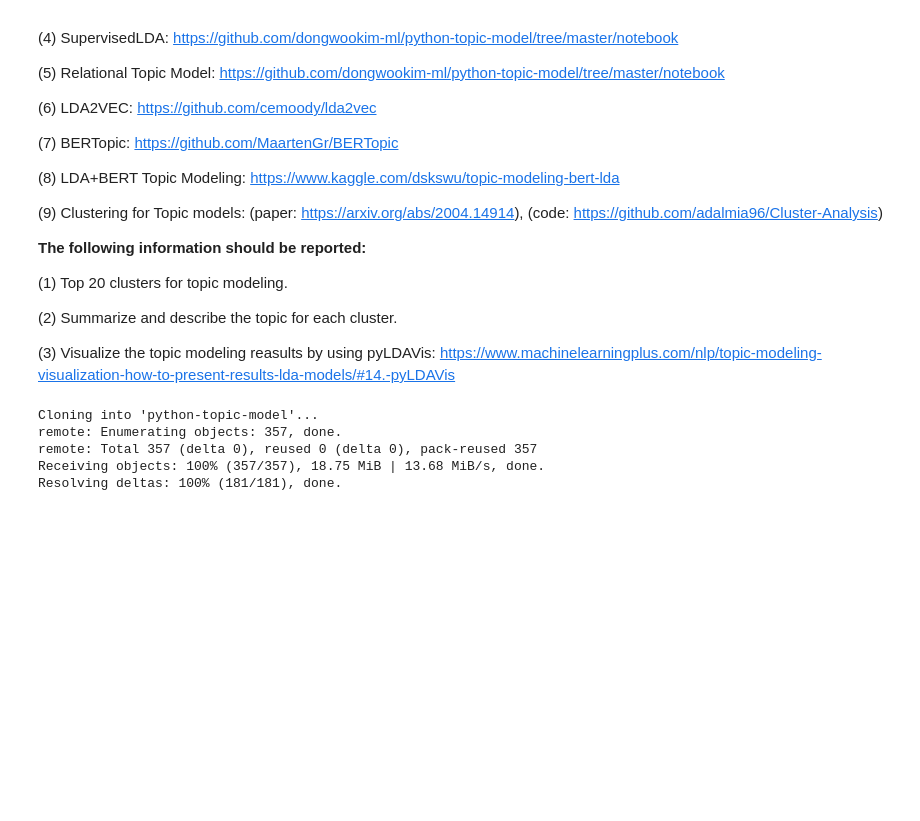
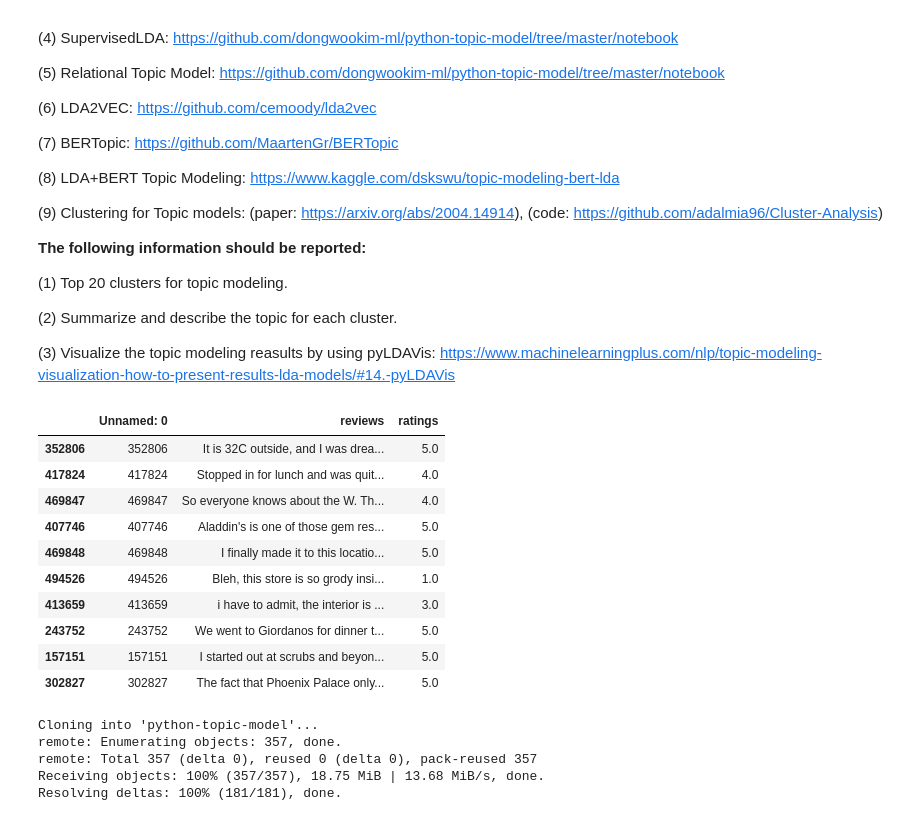
Before and after one commit to Explorer9/INFO5731_FALL2020, a Jupyter notebook: Assignment_4.ipynb, the cells around one changed output. Saved outputs shown, nothing was run; the diff lists cells and outputs as text; code cells hidden in the pictures; blank space fills up the shorter version.

```diff
--- a/Assignment_4.ipynb
+++ b/Assignment_4.ipynb
@@ -65,6 +65,20 @@ print("reviews:",len(reviews))
 print("ratings",len(ratings))
 # %%
 df.to_csv("Data.csv")
+# %%
+df.head(10)
+# %% [output]
+|  | Unnamed: 0 | reviews | ratings |
+| 352806 | 352806 | It is 32C outside, and I was drea... | 5.0 |
+| 417824 | 417824 | Stopped in for lunch and was quit... | 4.0 |
+| 469847 | 469847 | So everyone knows about the W. Th... | 4.0 |
+| 407746 | 407746 | Aladdin's is one of those gem res... | 5.0 |
+| 469848 | 469848 | I finally made it to this locatio... | 5.0 |
+| 494526 | 494526 | Bleh, this store is so grody insi... | 1.0 |
+| 413659 | 413659 | i have to admit, the interior is ... | 3.0 |
+| 243752 | 243752 | We went to Giordanos for dinner t... | 5.0 |
+| 157151 | 157151 | I started out at scrubs and beyon... | 5.0 |
+| 302827 | 302827 | The fact that Phoenix Palace only... | 5.0 |
 # %%
 !git clone "https://github.com/dongwookim-ml/python-topic-model.git"
 # %% [output]
```
